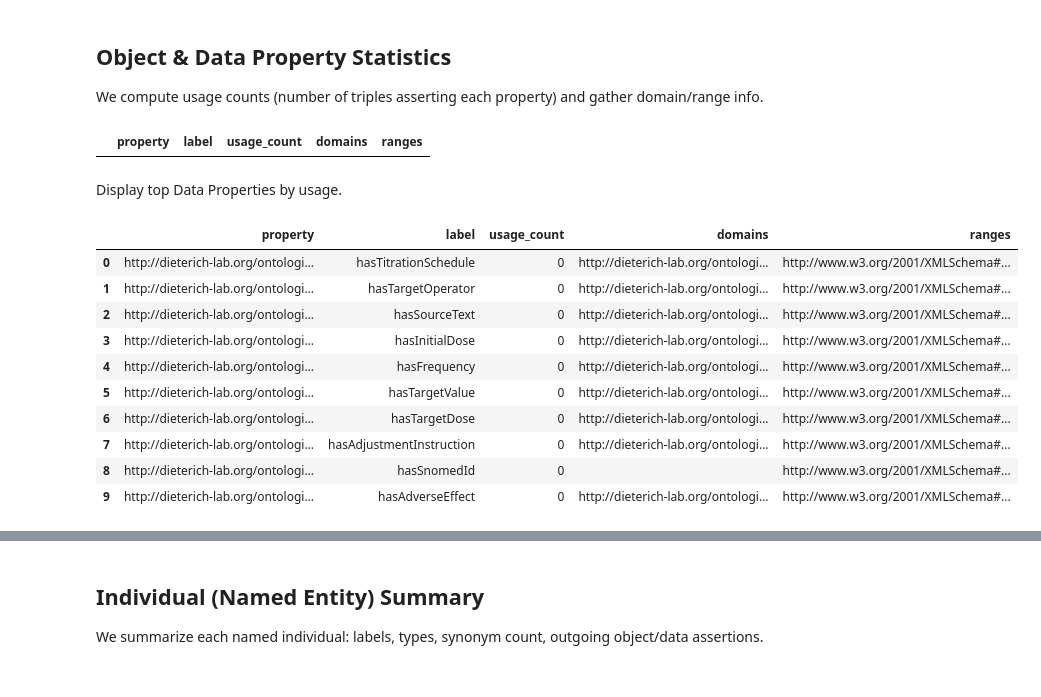
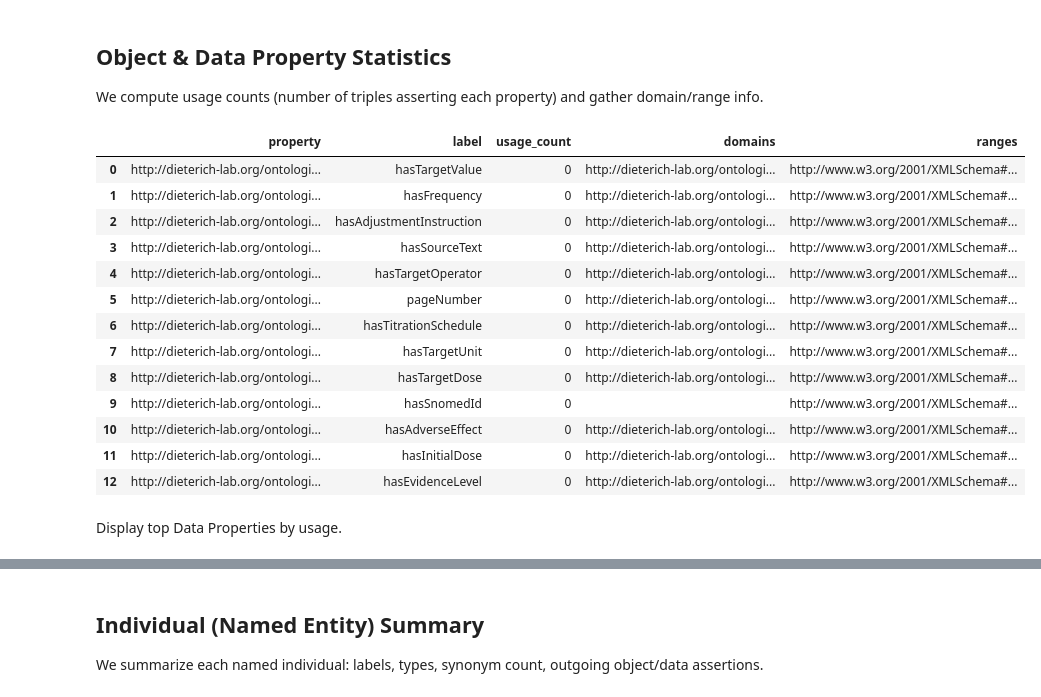
Before and after one commit to dieterich-lab/CardioGuidelinesGraph, a Jupyter notebook: src/cardio_graph/snomedct_utils/ontology_explorer.ipynb, the cells around one changed output, grey strips where cells are left out. Saved outputs shown, nothing was run; the diff lists cells and outputs as text; code cells hidden in the pictures.

Commit message:
Update to the SNOMED browser.

```diff
--- a/src/cardio_graph/snomedct_utils/ontology_explorer.ipynb
+++ b/src/cardio_graph/snomedct_utils/ontology_explorer.ipynb
@@ -341,22 +194,22 @@ def collect_domain_range(prop_set):
 
 object_props_df = collect_domain_range(object_properties)
 data_props_df = collect_domain_range(data_properties)
-object_props_df.head(10)
-# %% [output]
-|  | property | label | usage_count | domains | ranges |
+# %%
+data_props_df
+# %% [output]
+|  | property | label | usage_count | domains | ranges |
+| 0 | http://dieterich-lab.org/ontologi... | hasTargetValue | 0 | http://dieterich-lab.org/ontologi... | http://www.w3.org/2001/XMLSchema#... |
+| 1 | http://dieterich-lab.org/ontologi... | hasFrequency | 0 | http://dieterich-lab.org/ontologi... | http://www.w3.org/2001/XMLSchema#... |
+| 2 | http://dieterich-lab.org/ontologi... | hasAdjustmentInstruction | 0 | http://dieterich-lab.org/ontologi... | http://www.w3.org/2001/XMLSchema#... |
+| 3 | http://dieterich-lab.org/ontologi... | hasSourceText | 0 | http://dieterich-lab.org/ontologi... | http://www.w3.org/2001/XMLSchema#... |
+| 4 | http://dieterich-lab.org/ontologi... | hasTargetOperator | 0 | http://dieterich-lab.org/ontologi... | http://www.w3.org/2001/XMLSchema#... |
+| 5 | http://dieterich-lab.org/ontologi... | pageNumber | 0 | http://dieterich-lab.org/ontologi... | http://www.w3.org/2001/XMLSchema#... |
+| 6 | http://dieterich-lab.org/ontologi... | hasTitrationSchedule | 0 | http://dieterich-lab.org/ontologi... | http://www.w3.org/2001/XMLSchema#... |
+| 7 | http://dieterich-lab.org/ontologi... | hasTargetUnit | 0 | http://dieterich-lab.org/ontologi... | http://www.w3.org/2001/XMLSchema#... |
+| 8 | http://dieterich-lab.org/ontologi... | hasTargetDose | 0 | http://dieterich-lab.org/ontologi... | http://www.w3.org/2001/XMLSchema#... |
+| 9 | http://dieterich-lab.org/ontologi... | hasSnomedId | 0 |  | http://www.w3.org/2001/XMLSchema#... |
+| 10 | http://dieterich-lab.org/ontologi... | hasAdverseEffect | 0 | http://dieterich-lab.org/ontologi... | http://www.w3.org/2001/XMLSchema#... |
+| 11 | http://dieterich-lab.org/ontologi... | hasInitialDose | 0 | http://dieterich-lab.org/ontologi... | http://www.w3.org/2001/XMLSchema#... |
+| 12 | http://dieterich-lab.org/ontologi... | hasEvidenceLevel | 0 | http://dieterich-lab.org/ontologi... | http://www.w3.org/2001/XMLSchema#... |
 # %% [markdown]
 Display top Data Properties by usage.
-# %%
-data_props_df.head(10)
-# %% [output]
-|  | property | label | usage_count | domains | ranges |
-| 0 | http://dieterich-lab.org/ontologi... | hasTitrationSchedule | 0 | http://dieterich-lab.org/ontologi... | http://www.w3.org/2001/XMLSchema#... |
-| 1 | http://dieterich-lab.org/ontologi... | hasTargetOperator | 0 | http://dieterich-lab.org/ontologi... | http://www.w3.org/2001/XMLSchema#... |
-| 2 | http://dieterich-lab.org/ontologi... | hasSourceText | 0 | http://dieterich-lab.org/ontologi... | http://www.w3.org/2001/XMLSchema#... |
-| 3 | http://dieterich-lab.org/ontologi... | hasInitialDose | 0 | http://dieterich-lab.org/ontologi... | http://www.w3.org/2001/XMLSchema#... |
-| 4 | http://dieterich-lab.org/ontologi... | hasFrequency | 0 | http://dieterich-lab.org/ontologi... | http://www.w3.org/2001/XMLSchema#... |
-| 5 | http://dieterich-lab.org/ontologi... | hasTargetValue | 0 | http://dieterich-lab.org/ontologi... | http://www.w3.org/2001/XMLSchema#... |
-| 6 | http://dieterich-lab.org/ontologi... | hasTargetDose | 0 | http://dieterich-lab.org/ontologi... | http://www.w3.org/2001/XMLSchema#... |
-| 7 | http://dieterich-lab.org/ontologi... | hasAdjustmentInstruction | 0 | http://dieterich-lab.org/ontologi... | http://www.w3.org/2001/XMLSchema#... |
-| 8 | http://dieterich-lab.org/ontologi... | hasSnomedId | 0 |  | http://www.w3.org/2001/XMLSchema#... |
-| 9 | http://dieterich-lab.org/ontologi... | hasAdverseEffect | 0 | http://dieterich-lab.org/ontologi... | http://www.w3.org/2001/XMLSchema#... |
```
Also changed, not shown: parts of 14 cells of this notebook.
